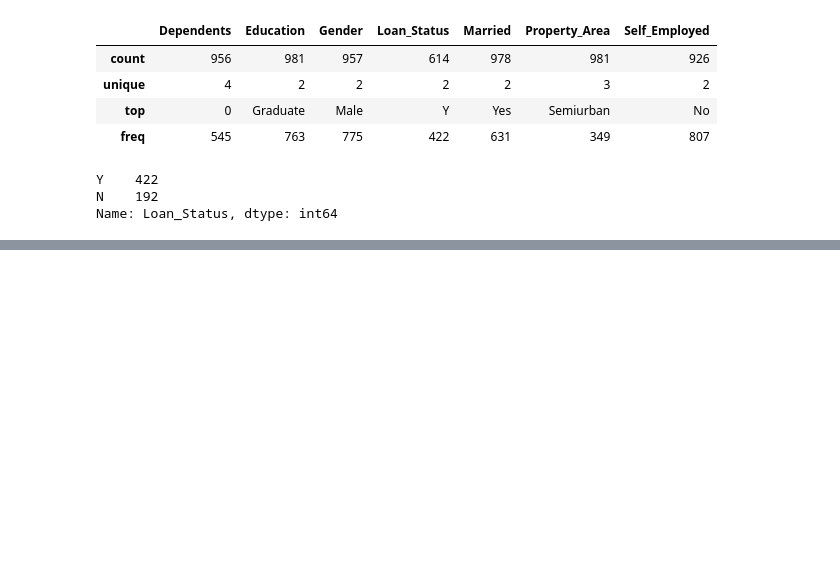
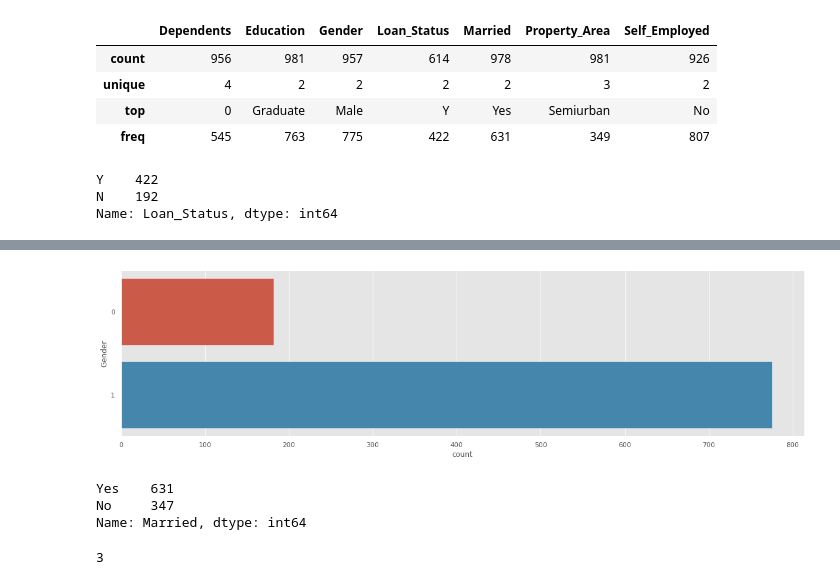
Before and after one commit to NilSagor/loan-pred, a Jupyter notebook: loan_predict.ipynb, the cells around one changed output, grey strips where cells are left out. Saved outputs shown, nothing was run; the diff lists cells and outputs as text; code cells hidden in the pictures; blank space fills up the shorter version.

```diff
--- a/loan_predict.ipynb
+++ b/loan_predict.ipynb
@@ -168,0 +191,21 @@ data_raw.loc[data_raw['Loan_Status'] == 'N', 'Loan_Status'] = 0
+# %%
+data_raw.loc[data_raw['Gender'] == 'Male', 'Gender'] = 1
+data_raw.loc[data_raw['Gender'] == 'Female', 'Gender'] = 0
+
+data_bin['Gender'] = data_raw['Gender']
+data_con['Gender'] = data_raw['Gender']
+
+fig = plt.figure(figsize = (20,  5))
+sns.countplot(y = "Gender", data = data_bin);
+# %% [output]
+[figure, added]
+# %%
+data_raw.Married.value_counts()
+# %% [output]
+Yes    631
+No     347
+Name: Married, dtype: int64
+# %%
+data_raw.Married.isnull().sum()
+# %% [output]
+3
```
Also changed, not shown: parts of 21 cells of this notebook.
